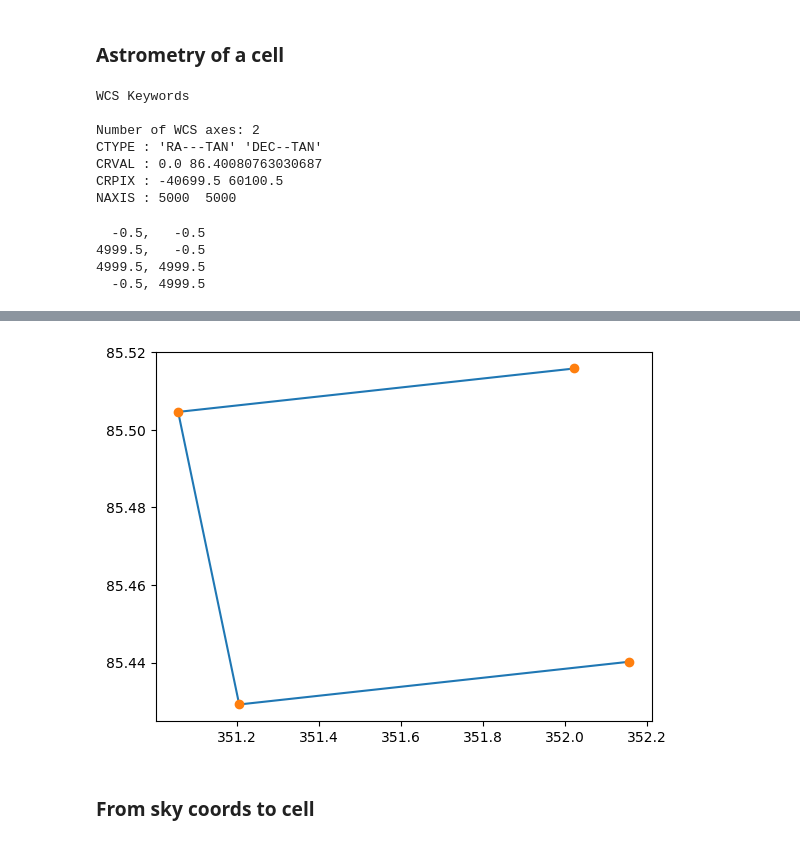
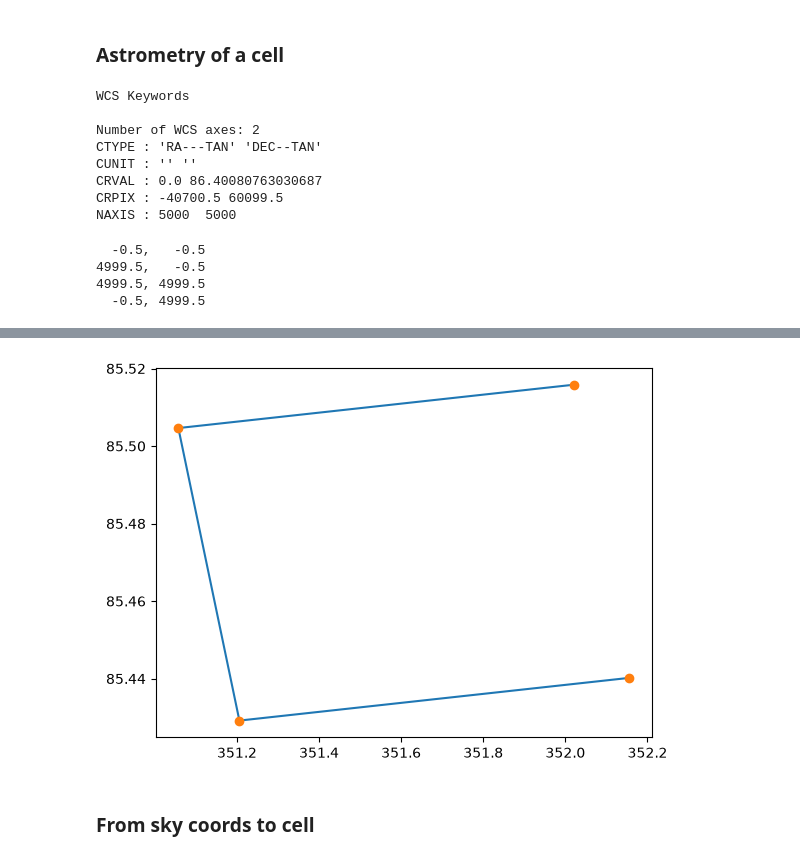
Before and after one commit to spacetelescope/skymap, a Jupyter notebook: notebook/Skymap.ipynb, the cells around one changed output, grey strips where cells are left out. Drawn from its saved outputs; the diff is of its cells as text; code cells hidden in the pictures.

Commit message:
added comparison between gwcs and astropy/wcs

```diff
--- a/notebook/Skymap.ipynb
+++ b/notebook/Skymap.ipynb
@@ -388,7 +443,6 @@ dm.meta.instrument.name        # Access the meta info
 # %% [markdown]
 ### Astrometry of a cell
 # %%
-from astropy.wcs import WCS
 import roman_datamodels as rd
 
 # Reading the tessellation file
@@ -410,21 +464,38 @@ orient = tile['orientat']
 pix = meta['pixel_scale']/3600
 nxy = skymap.meta.nxy_skycell
 
-wcs = WCS(naxis=2)
-wcs.wcs.cdelt = [-pix,pix]
-wcs.wcs.ctype = ["RA---TAN", "DEC--TAN"]
-wcs.wcs.crval = [ac, dc]
-wcs.wcs.crpix = [xc+1, yc+1]
-wcs.wcs.crota = [0, orient]  # CROTA2 is the rotation angle
-wcs.array_shape = [nxy, nxy]
-print(wcs)
+from astropy.wcs import WCS
+wcsa = WCS(naxis=2)
+wcsa.wcs.cdelt = [-pix,pix]
+wcsa.wcs.ctype = ["RA---TAN", "DEC--TAN"]
+wcsa.wcs.crval = [ac, dc]
+wcsa.wcs.crpix = [xc, yc]
+wcsa.wcs.crota = [0, orient]  # CROTA2 is the rotation angle
+wcsa.array_shape = [nxy, nxy]
+print(wcsa)
+
+
+# Using GWCS
+from gwcs import wcs
+from gwcs import coordinate_frames as cf
+pixelshift = models.Shift(-xc) & models.Shift(-yc)
+pixelscale = models.Scale(-pix) & models.Scale(pix) # 0.1 arcsec/pixel
+tangent_projection = models.Pix2Sky_TAN()
+celestial_rotation = models.RotateNative2Celestial(ac, dc, 180.)
+det2sky = pixelshift | pixelscale | tangent_projection | celestial_rotation
+detector_frame = cf.Frame2D(name="detector", axes_names=("x", "y"), unit=(u.pix, u.pix))
+sky_frame = cf.CelestialFrame(reference_frame=coord.ICRS(), name='icrs', unit=(u.deg, u.deg))
+wcsg2ad = wcs.WCS([(detector_frame, det2sky),(sky_frame, None)])
+# inverse transformation
+wcsg2xy = wcsg2ad.backward_transform
 # %% [output]
 WCS Keywords
 
 Number of WCS axes: 2
 CTYPE : 'RA---TAN' 'DEC--TAN'
+CUNIT : '' ''
 CRVAL : 0.0 86.40080763030687
-CRPIX : -40699.5 60100.5
+CRPIX : -40700.5 60099.5
 NAXIS : 5000  5000
 # %%
 # Recovering the corners of a skycell
@@ -444,7 +515,7 @@ for x_,y_ in zip(x, y):
 # %%
 import matplotlib.pyplot as plt
 x, y = [ -0.5, 4999.5, 4999.5, -0.5], [ -0.5, -0.5, 4999.5, 4999.5]
-a, d = wcs.wcs_pix2world(x, y, 0)
+a, d = wcsa.wcs_pix2world(x, y, 0)
 ca = [c['ra_corn1'], c['ra_corn2'], c['ra_corn3'], c['ra_corn4']]
 cd = [c['dec_corn1'], c['dec_corn2'], c['dec_corn3'], c['dec_corn4']]
 
@@ -459,4 +530,4 @@ a   [352.15548293 351.20604095 351.05736073 352.02241551]
-[figure, old version]
+[figure, new version]
 # %% [markdown]
 ### From sky coords to cell
 # %%
```
Also changed, not shown: parts of 15 cells of this notebook.
